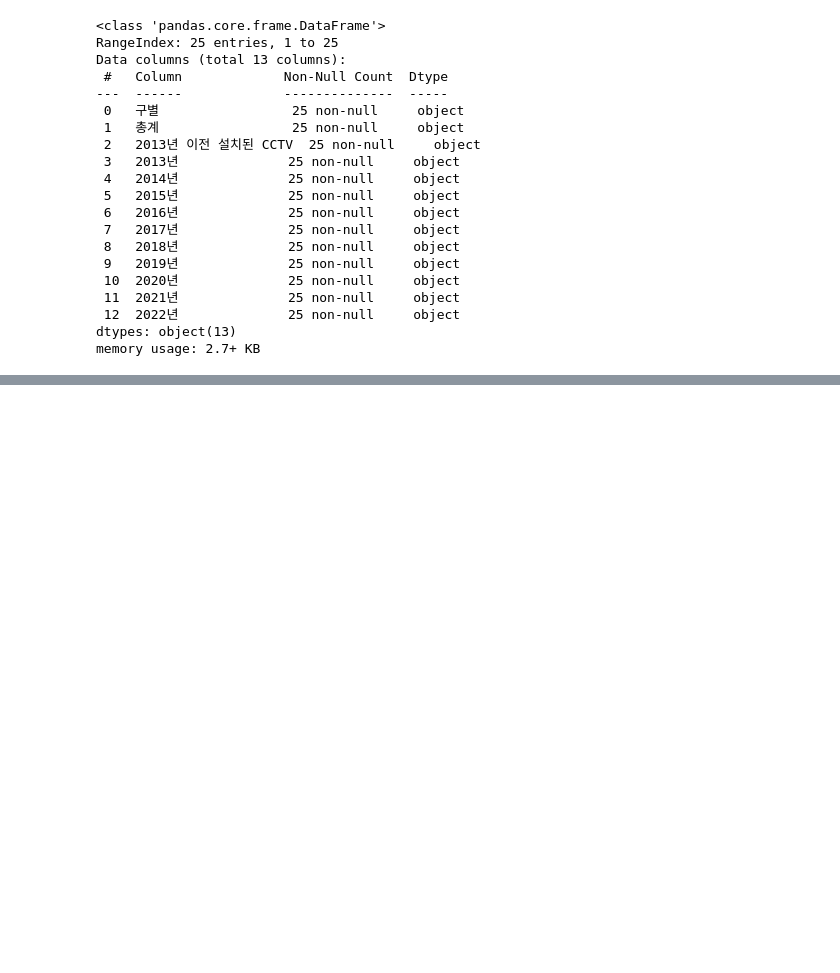
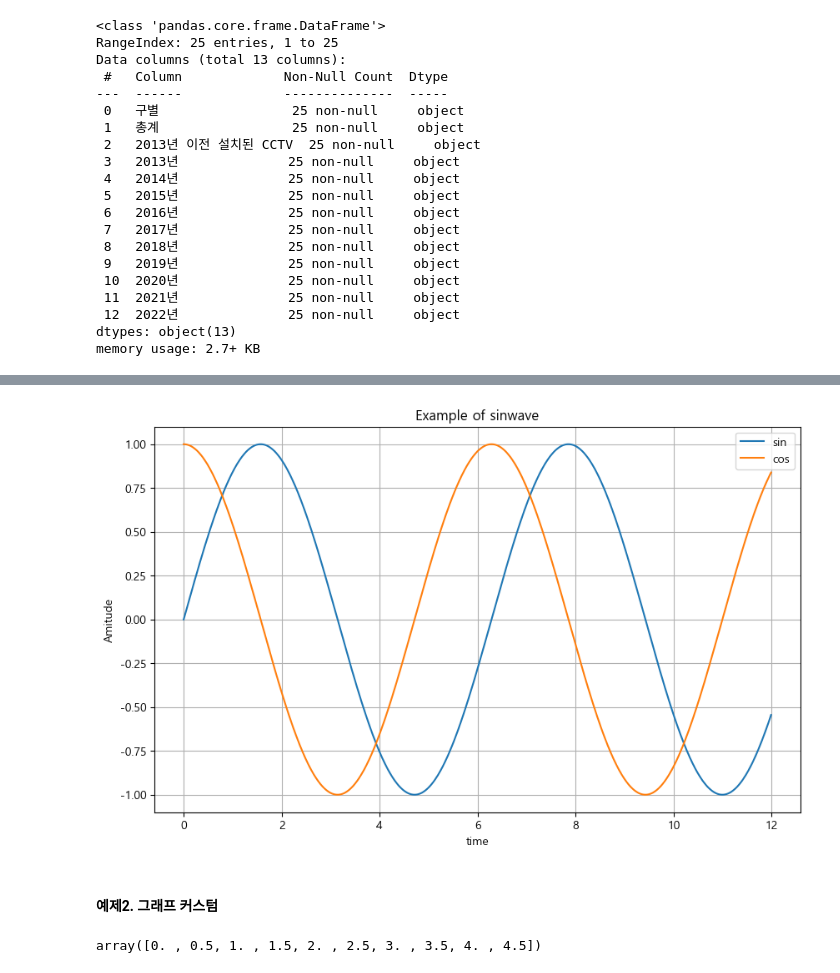
Before and after one commit to castlemi99/ZeroBaseDataSchool, a Jupyter notebook: 01. Analysis Seoul CCTV.ipynb, the cells around one changed output, grey strips where cells are left out. Saved outputs shown, nothing was run; the diff lists cells and outputs as text; code cells hidden in the pictures; blank space fills up the shorter version.

```diff
--- a/01. Analysis Seoul CCTV.ipynb
+++ b/01. Analysis Seoul CCTV.ipynb
@@ -589,0 +780,30 @@ memory usage: 2.7+ KB
+# %%
+def drawGraph():
+    plt.figure(figsize = (10,6))
+    plt.plot(t, np.sin(t))
+    plt.plot(t, np.cos(t))
+    plt.grid(True) #1. 격자무늬 추가
+    plt.title("Example of sinwave") #2. 그래프 제목 추가
+    plt.xlabel("time") #3. x축, y축 제목 추가
+    plt.ylabel("Amitude")
+    plt.legend(labels = ["sin", "cos"]) #4. 주황색 파란색 선 데이터 의미 구분
+    '''
+    plt.plot(t, np.sin(t), label = "sin")
+    plt.plot(t, np.cos(t), label = "cos")
+    이라 썼다면
+    plt.legend() 로도 범례 생성 가능
+
+    loc 옵션을 설정하여 범례 위치를 설정할 수 있음
+    '''
+    plt.show()
+# %%
+drawGraph()
+# %% [output]
+[figure, added]
+# %% [markdown]
+#### 예제2. 그래프 커스텀
+# %%
+t = np.arange(0,5,0.5)
+t
+# %% [output]
+array([0. , 0.5, 1. , 1.5, 2. , 2.5, 3. , 3.5, 4. , 4.5])
```
Also changed, not shown: parts of 141 cells of this notebook.
